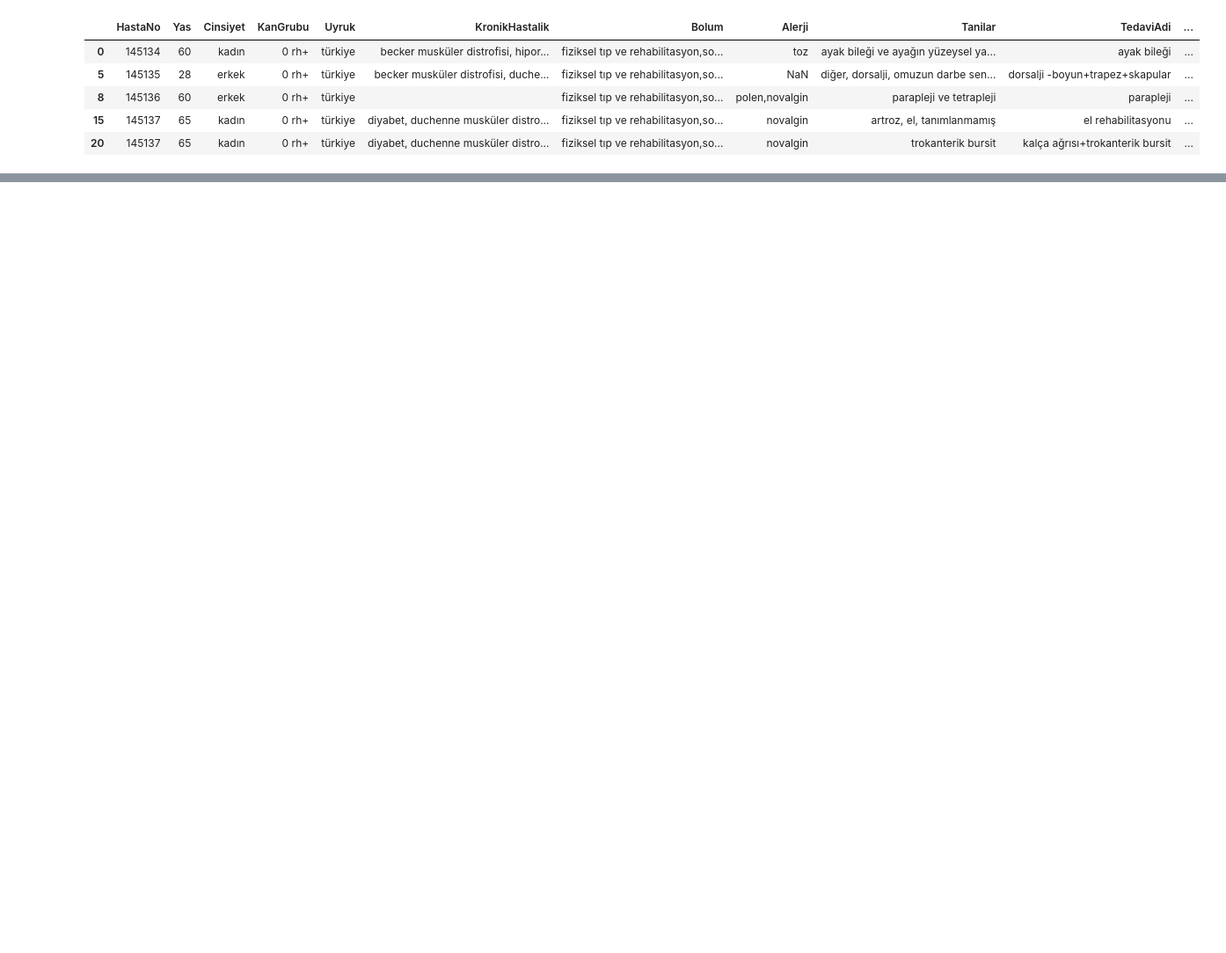
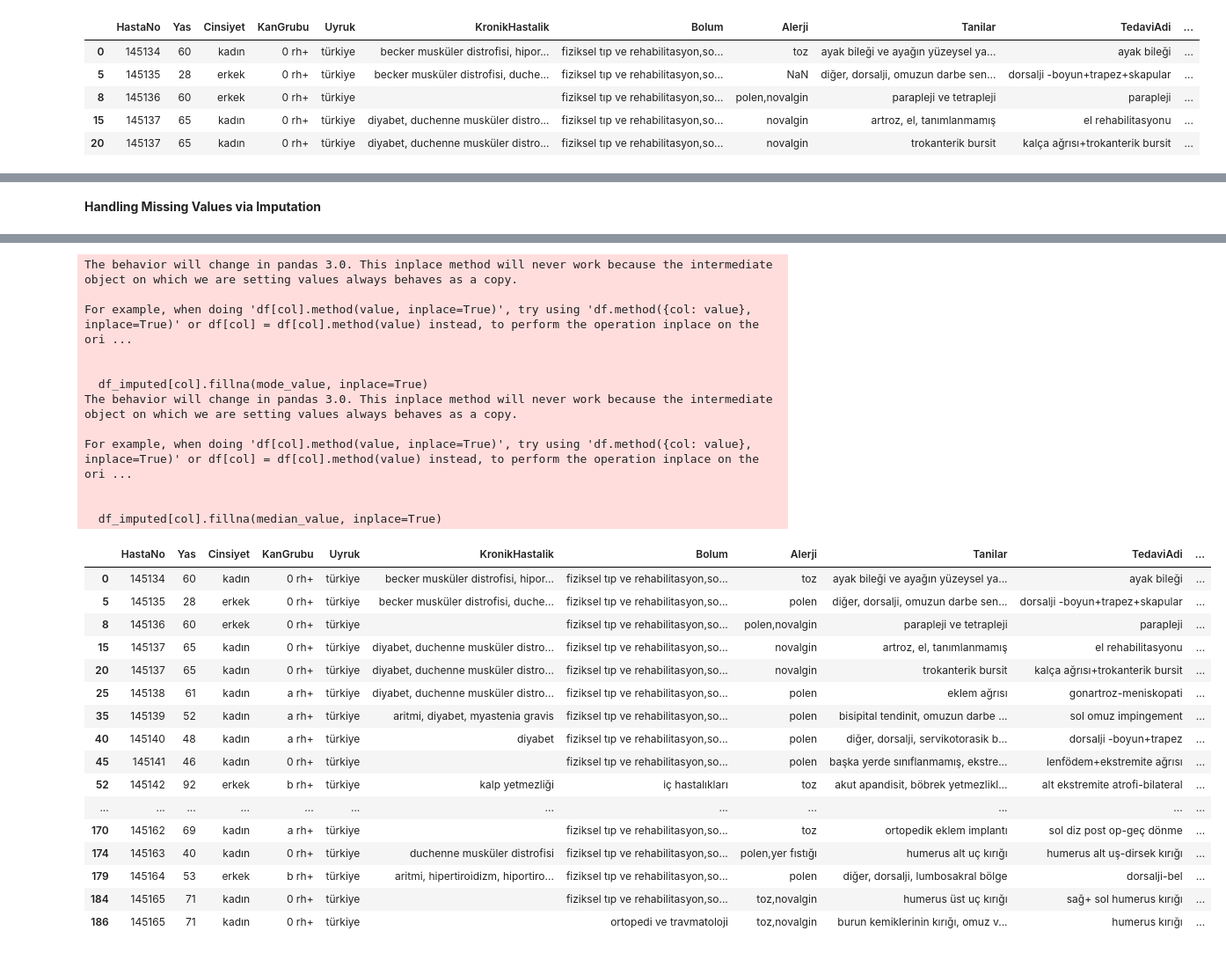
Before and after one commit to BerivanAyaz/Pusula_Berivan_Ayaz, a Jupyter notebook: Pusula_Case_Study.ipynb, the cells around one changed output, grey strips where cells are left out. Shown at 88% size. Drawn from its saved outputs; the diff is of its cells as text; code cells hidden in the pictures; blank space fills up the shorter version.

Commit message:
Handling Missing Values and Empty Strings

```diff
--- a/Pusula_Case_Study.ipynb
+++ b/Pusula_Case_Study.ipynb
@@ -733,0 +755,51 @@ Displaying the head of the dataframe with new features added:
+# %% [markdown]
+**Handling Missing Values via Imputation**
+# %%
+# My dataframe now has new features but still contains NaNs.
+# I will create a new dataframe 'df_imputed' to store the result of this step.
+
+print("--- Missing Value Imputation ---")
+
+# Creating a copy to work on, preserving the previous step's result.
+df_imputed = df_model_ready.copy()
+
+# --- 1. Imputing Categorical Columns with the Mode ---
+# I'll use the most frequent value (mode) as it's a safe bet for categorical data.
+categorical_cols_with_nan = ['Cinsiyet', 'KanGrubu', 'Alerji', 'Bolum', 'UygulamaYerleri']
+
+print("Imputing categorical columns with their mode...")
+for col in categorical_cols_with_nan:
+    if df_imputed[col].isnull().sum() > 0:
+        mode_value = df_imputed[col].mode()[0]
+        df_imputed[col].fillna(mode_value, inplace=True)
+        print(f"  > Filled NaNs in '{col}' with mode value: '{mode_value}'")
+
+# --- 2. Imputing Numerical Columns with the Median ---
+# I'll check for NaNs in numerical columns and fill with the median, which is robust to outliers.
+numerical_cols_with_nan = df_imputed.select_dtypes(include=np.number).isnull().sum()
+numerical_cols_with_nan = numerical_cols_with_nan[numerical_cols_with_nan > 0].index.tolist()
+
+if numerical_cols_with_nan:
+    print("\nImputing numerical columns with their median...")
+    for col in numerical_cols_with_nan:
+        median_value = df_imputed[col].median()
+        df_imputed[col].fillna(median_value, inplace=True)
+        print(f"  > Filled NaNs in '{col}' with median value: {median_value}")
+else:
+    print("\nNo missing values found in numerical columns.")
+
+
+# --- Verification ---
+print("\n--- Verification after Imputation ---")
+# The total sum of nulls in my new dataframe should now be 0.
+remaining_nulls = df_imputed.isnull().sum().sum()
+print(f"Total remaining missing values in 'df_imputed': {remaining_nulls}")
+
+if remaining_nulls == 0:
+    print(">>> Imputation successful. The 'df_imputed' dataframe is now free of NaN values.")
+else:
+    print(">>> Warning: There are still missing values in the dataframe.")
+
+print("\nDisplaying the head 40 of the imputed dataframe:")
+display(df_imputed.head(40))
+# %% [output]
@@ -733,0 +823,29 @@ Displaying the head of the dataframe with new features added:
+The behavior will change in pandas 3.0. This inplace method will never work because the intermediate object on which we are setting values always behaves as a copy.
+
+For example, when doing 'df[col].method(value, inplace=True)', try using 'df.method({col: value}, inplace=True)' or df[col] = df[col].method(value) instead, to perform the operation inplace on the ori ...
+
+
+  df_imputed[col].fillna(mode_value, inplace=True)
+The behavior will change in pandas 3.0. This inplace method will never work because the intermediate object on which we are setting values always behaves as a copy.
+
+For example, when doing 'df[col].method(value, inplace=True)', try using 'df.method({col: value}, inplace=True)' or df[col] = df[col].method(value) instead, to perform the operation inplace on the ori ...
+
+
+  df_imputed[col].fillna(median_value, inplace=True)
+|  | HastaNo | Yas | Cinsiyet | KanGrubu | Uyruk | KronikHastalik | Bolum | Alerji | Tanilar | TedaviAdi | ... |
+| 0 | 145134 | 60 | kadın | 0 rh+ | türkiye | becker musküler distrofisi, hipor... | fiziksel tıp ve rehabilitasyon,so... | toz | ayak bileği ve ayağın yüzeysel ya... | ayak bileği | ... |
+| 5 | 145135 | 28 | erkek | 0 rh+ | türkiye | becker musküler distrofisi, duche... | fiziksel tıp ve rehabilitasyon,so... | polen | diğer, dorsalji, omuzun darbe sen... | dorsalji -boyun+trapez+skapular | ... |
+| 8 | 145136 | 60 | erkek | 0 rh+ | türkiye |  | fiziksel tıp ve rehabilitasyon,so... | polen,novalgin | parapleji ve tetrapleji | parapleji | ... |
+| 15 | 145137 | 65 | kadın | 0 rh+ | türkiye | diyabet, duchenne musküler distro... | fiziksel tıp ve rehabilitasyon,so... | novalgin | artroz, el, tanımlanmamış | el rehabilitasyonu | ... |
+| 20 | 145137 | 65 | kadın | 0 rh+ | türkiye | diyabet, duchenne musküler distro... | fiziksel tıp ve rehabilitasyon,so... | novalgin | trokanterik bursit | kalça ağrısı+trokanterik bursit | ... |
+| 25 | 145138 | 61 | kadın | a rh+ | türkiye | diyabet, duchenne musküler distro... | fiziksel tıp ve rehabilitasyon,so... | polen | eklem ağrısı | gonartroz-meniskopati | ... |
+| 35 | 145139 | 52 | kadın | a rh+ | türkiye | aritmi, diyabet, myastenia gravis | fiziksel tıp ve rehabilitasyon,so... | polen | bisipital tendinit, omuzun darbe ... | sol omuz impingement | ... |
+| 40 | 145140 | 48 | kadın | a rh+ | türkiye | diyabet | fiziksel tıp ve rehabilitasyon,so... | polen | diğer, dorsalji, servikotorasik b... | dorsalji -boyun+trapez | ... |
+| 45 | 145141 | 46 | kadın | 0 rh+ | türkiye |  | fiziksel tıp ve rehabilitasyon,so... | polen | başka yerde sınıflanmamış, ekstre... | lenfödem+ekstremite ağrısı | ... |
+| 52 | 145142 | 92 | erkek | b rh+ | türkiye | kalp yetmezliği | i̇ç hastalıkları | toz | akut apandisit, böbrek yetmezlikl... | alt ekstremite atrofi-bilateral | ... |
+| ... | ... | ... | ... | ... | ... | ... | ... | ... | ... | ... | ... |
+| 170 | 145162 | 69 | kadın | a rh+ | türkiye |  | fiziksel tıp ve rehabilitasyon,so... | toz | ortopedik eklem implantı | sol diz post op-geç dönme | ... |
+| 174 | 145163 | 40 | kadın | 0 rh+ | türkiye | duchenne musküler distrofisi | fiziksel tıp ve rehabilitasyon,so... | polen,yer fıstığı | humerus alt uç kırığı | humerus alt uş-dirsek kırığı | ... |
+| 179 | 145164 | 53 | erkek | b rh+ | türkiye | aritmi, hipertiroidizm, hiportiro... | fiziksel tıp ve rehabilitasyon,so... | polen | diğer, dorsalji, lumbosakral bölge | dorsalji-bel | ... |
+| 184 | 145165 | 71 | kadın | 0 rh+ | türkiye |  | fiziksel tıp ve rehabilitasyon,so... | toz,novalgin | humerus üst uç kırığı | sağ+ sol humerus kırığı | ... |
+| 186 | 145165 | 71 | kadın | 0 rh+ | türkiye |  | ortopedi ve travmatoloji | toz,novalgin | burun kemiklerinin kırığı, omuz v... | humerus kırığı | ... |
```
Also changed, not shown: parts of 6 cells of this notebook.
